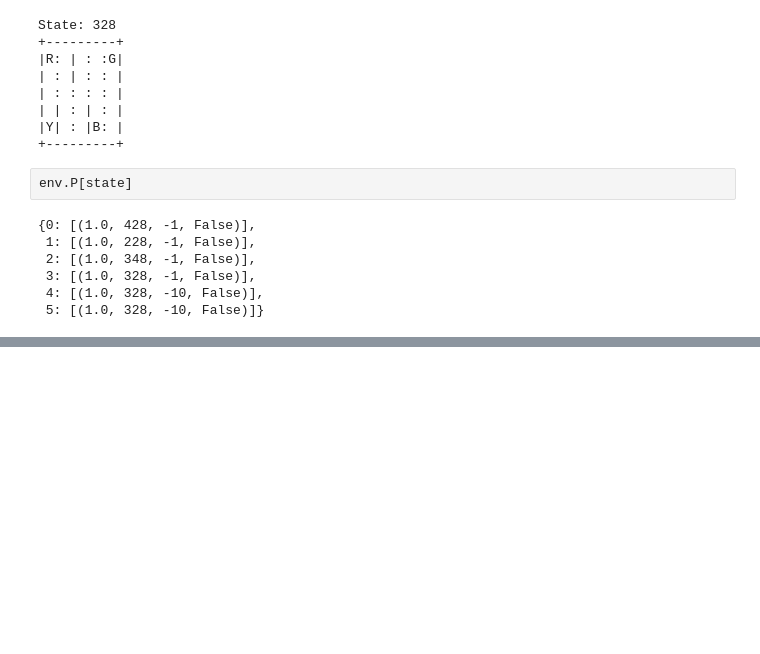
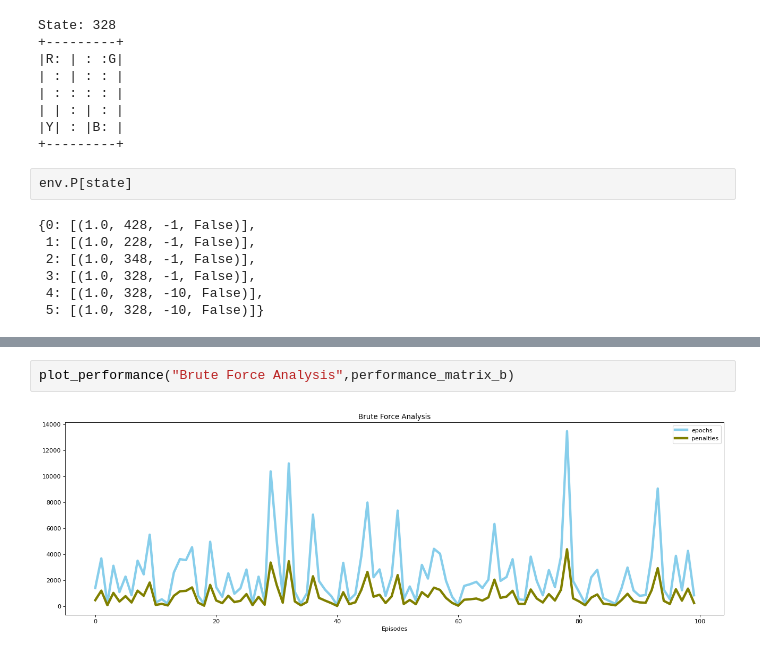
Before and after one commit to BAGLAT/Reinforcement-Learning-Artifical-Intelligence, a Jupyter notebook: AIDemo/gymdemo.ipynb, the cells around one changed output, grey strips where cells are left out. Saved outputs shown, nothing was run; the diff lists cells and outputs as text; blank space fills up the shorter version.

```diff
--- a/AIDemo/gymdemo.ipynb
+++ b/AIDemo/gymdemo.ipynb
@@ -257,0 +225,4 @@ Reward: 20
+# %%
+plot_performance("Brute Force Analysis",performance_matrix_b)
+# %% [output]
+[figure, added]
```
Also changed, not shown: parts of 12 cells of this notebook.
